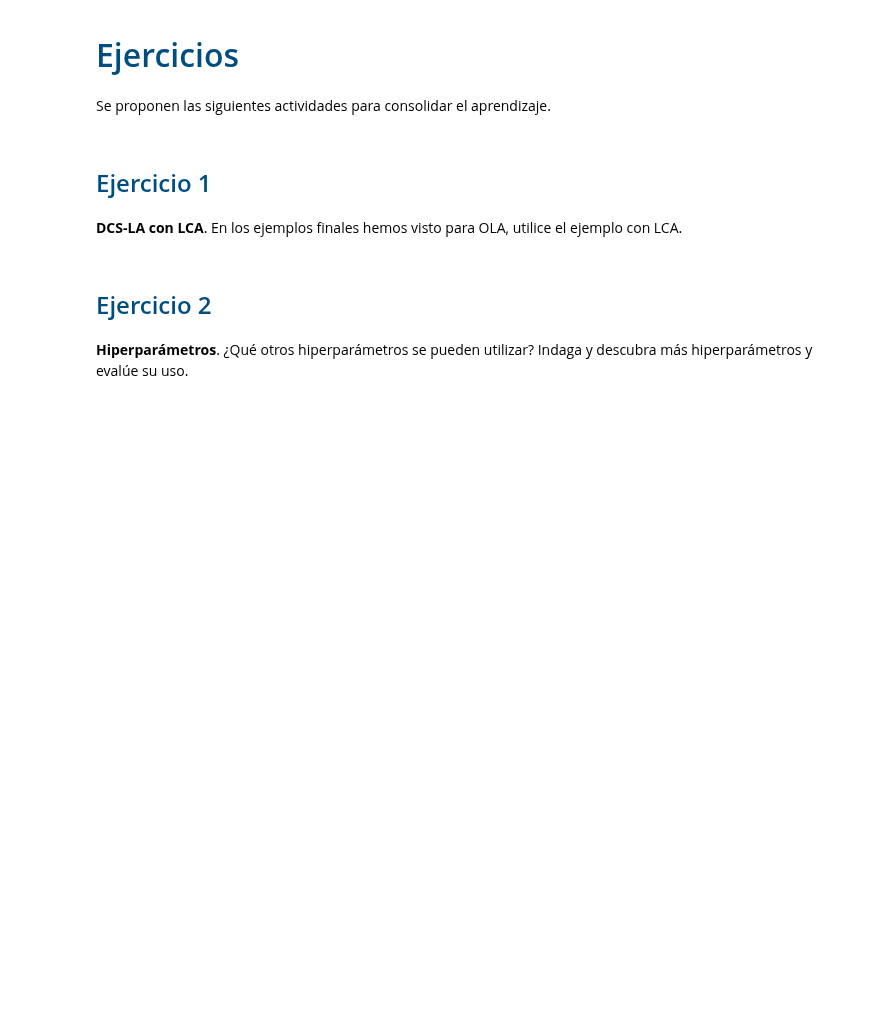
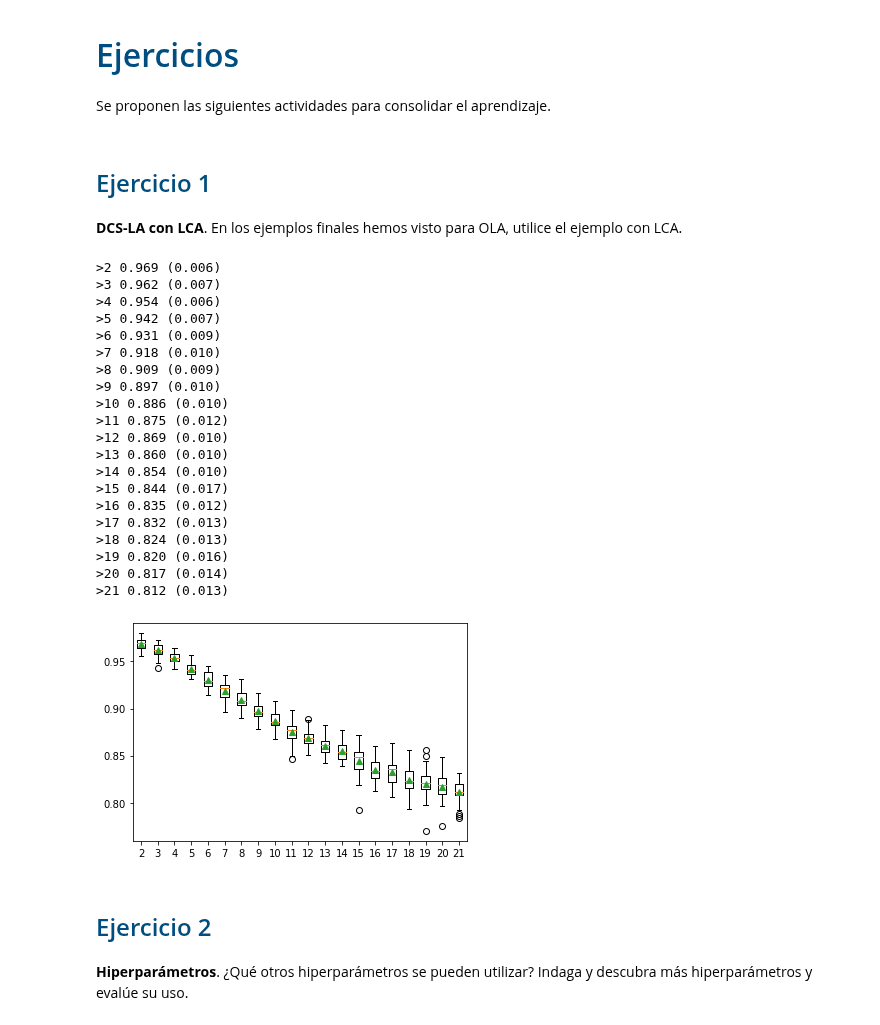
Before and after one commit to javierpiquerasmartinez/practices-aaii, a Jupyter notebook: bloque-0-modelos-multiples/4. Selección de clasificador dinámico.ipynb, the cells around one changed output. Cells and saved outputs as stored; diff of their text form; code cells hidden in the pictures; blank space fills up the shorter version.

```diff
--- a/bloque-0-modelos-multiples/4. Selección de clasificador dinámico.ipynb
+++ b/bloque-0-modelos-multiples/4. Selección de clasificador dinámico.ipynb
@@ -353,18 +368,19 @@ from sklearn.naive_bayes import GaussianNB
 
 X, y = get_dataset()
 # Particiòn en un 50%
-???
+X_train, X_test, y_train, y_test = train_test_split(X, y, test_size=0.5, random_state=1)
 # definimos los clasificadores
-classifiers = ???
+classifiers = [LogisticRegression(), DecisionTreeClassifier(), GaussianNB()]
 # Entrenamos cada clasificador en train
-???
+for c in classifiers:
+    c.fit(X_train, y_train)
 # definimos el modelo DCS-LA
-???
+model = OLA(pool_classifiers=classifiers)
 # entrenamos el metamodelo
-???
+model.fit(X_train, y_train)
 # hacer las predicciónes en test y sacar el accuracy
-???)
+pred = model.predict(X_test)
 # evaluate predictions
-score = ???)
+score = accuracy_score(y_test, pred)
 print('Accuracy: %.3f' % (score))
 # %% [output]
@@ -410,6 +429,68 @@ Se proponen las siguientes actividades para consolidar el aprendizaje.
 # %% [markdown]
 # <font color="#004D7F" size=5>Ejercicio 1</font>
 __DCS-LA con LCA__. En los ejemplos finales hemos visto para OLA, utilice el ejemplo con LCA.
+# %%
+from numpy import mean
+from numpy import std
+from sklearn.datasets import make_classification
+from sklearn.model_selection import cross_val_score
+from sklearn.model_selection import RepeatedStratifiedKFold
+from deslib.dcs.ola import OLA
+from matplotlib import pyplot
+
+def get_dataset():
+    X, y = make_classification(n_samples=10000, n_features=20, n_informative=15, n_redundant=5, random_state=7)
+    return X, y
+
+# lista de modelos a evaluar (valor e k de 2 a 21)
+def get_models():
+    models = dict()
+    for i in range(2, 22):
+        models[str(i)] = LCA(k=i)
+    return models
+
+# evaluar el modelo
+def evaluate_model(model, X, y):
+    cv = RepeatedStratifiedKFold(n_splits=10, n_repeats=3, random_state=1)
+    scores = cross_val_score(model, X, y, scoring='accuracy', cv=cv, n_jobs=-1)
+    return scores
+
+# dataset
+X, y = get_dataset()
+# obtener modelos a evaluar
+models = get_models()
+# evaluar y almacenar resultados
+results, names = list(), list()
+for name, model in models.items():
+    scores = evaluate_model(model, X, y)
+    results.append(scores)
+    names.append(name)
+    print('>%s %.3f (%.3f)' % (name, mean(scores), std(scores)))
+
+pyplot.boxplot(results, labels=names, showmeans=True)
+pyplot.show()
+# %% [output]
+>2 0.969 (0.006)
+>3 0.962 (0.007)
+>4 0.954 (0.006)
+>5 0.942 (0.007)
+>6 0.931 (0.009)
+>7 0.918 (0.010)
+>8 0.909 (0.009)
+>9 0.897 (0.010)
+>10 0.886 (0.010)
+>11 0.875 (0.012)
+>12 0.869 (0.010)
+>13 0.860 (0.010)
+>14 0.854 (0.010)
+>15 0.844 (0.017)
+>16 0.835 (0.012)
+>17 0.832 (0.013)
+>18 0.824 (0.013)
+>19 0.820 (0.016)
+>20 0.817 (0.014)
+>21 0.812 (0.013)
+[figure, added]
 # %% [markdown]
 # <font color="#004D7F" size=5>Ejercicio 2</font>
 __Hiperparámetros__. ¿Qué otros hiperparámetros se pueden utilizar? Indaga y descubra más hiperparámetros y evalúe su uso.
```
Also changed, not shown: parts of 13 cells of this notebook.
